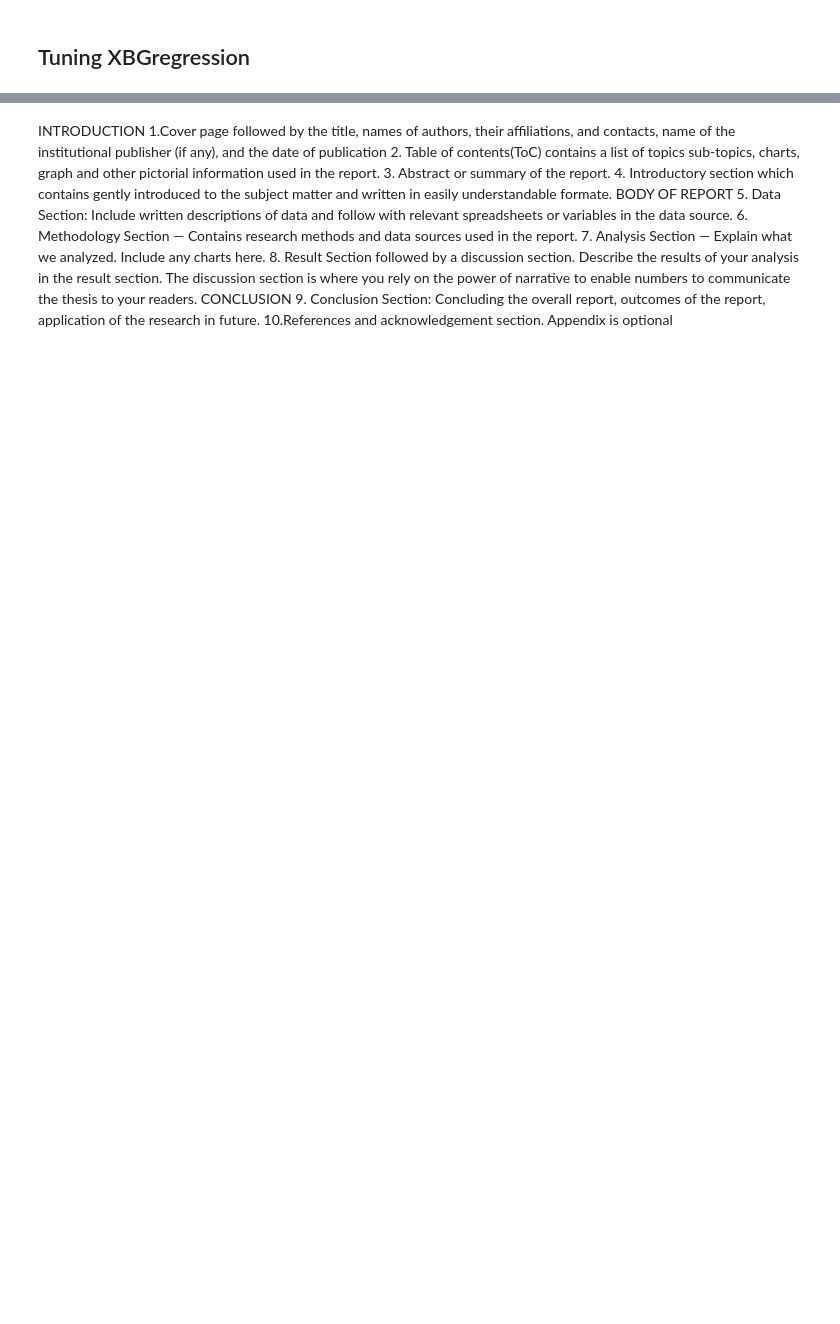
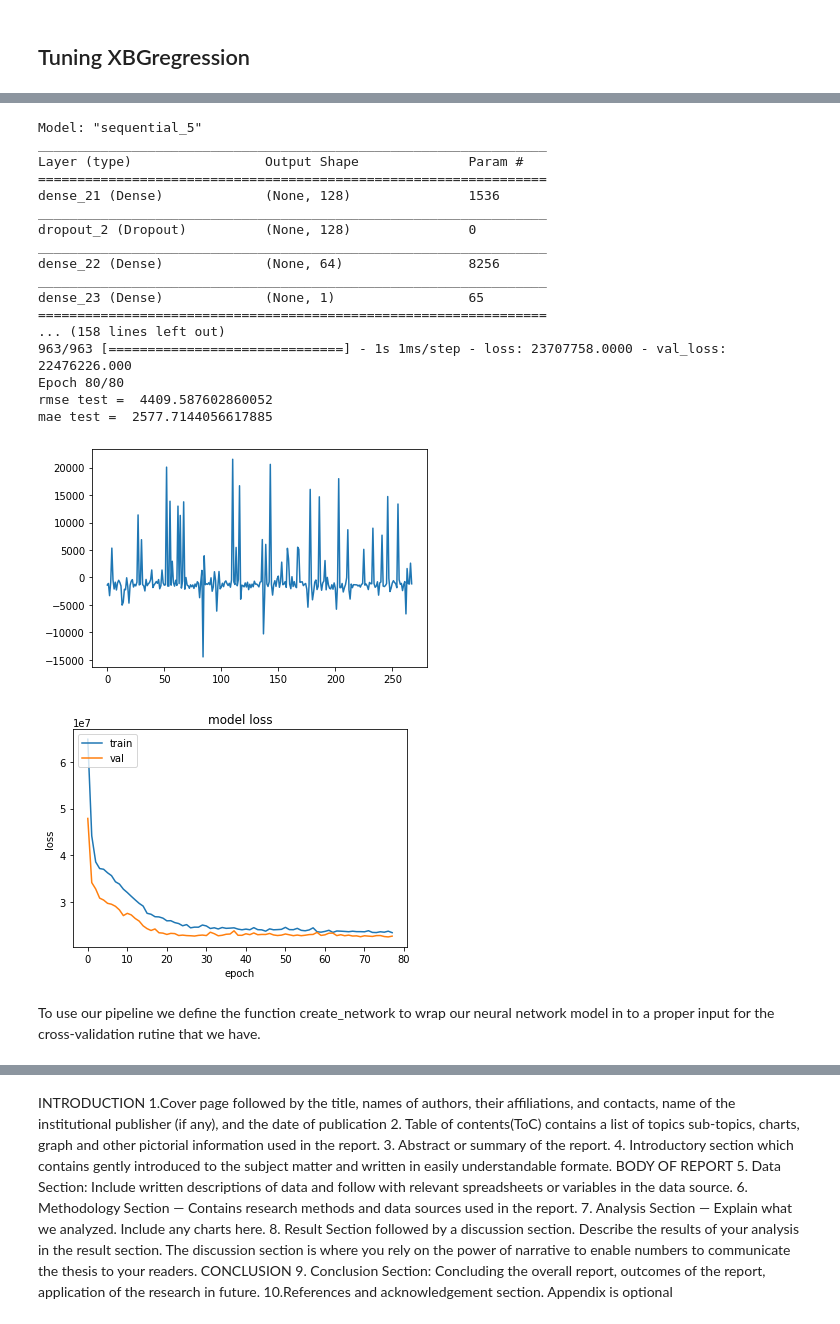
Before and after one commit to ArrigoCoen/Insurance_expenses_prediction, a Jupyter notebook: medical-cost-personal-datasets.ipynb, the cells around one changed output, grey strips where cells are left out. Drawn from its saved outputs; the diff is of its cells as text; code cells hidden in the pictures; blank space fills up the shorter version.

```diff
--- a/medical-cost-personal-datasets.ipynb
+++ b/medical-cost-personal-datasets.ipynb
@@ -584,48 +462,68 @@ links:
 # %%
 
-# Regression Example With Boston Dataset: Standardized
-from keras.models import Sequential
-from keras.layers import Dense
-from keras.wrappers.scikit_learn import KerasRegressor
-from sklearn.model_selection import cross_val_score
-from sklearn.model_selection import KFold
-from sklearn.preprocessing import StandardScaler
-from sklearn.pipeline import Pipeline
+from keras.layers import Dropout
+column_trans_NN = make_column_transformer(
+    (OneHotEncoder(), ['sex', 'smoker', 'region']),
+    (StandardScaler(), ['age', 'bmi', 'children']),
+    remainder='passthrough')
 
-# define the model
-
-
-# model = Sequential()
-# model.add(Dense(1024, input_dim=len(ct.fit_transform(X_train)[0]), kernel_initializer='normal', activation='relu'))
-# model.add(Dense(512, kernel_initializer='normal', activation='relu'))
-# model.add(Dense(1, kernel_initializer='normal', activation='relu'))
-
-
-ct = make_pipeline(column_trans,StandardScaler())
+X_train_ct = column_trans_NN.fit_transform(X_train)
+X_test_ct = column_trans_NN.transform(X_test)
 
 model = Sequential()
-model.add(Dense(1024, input_dim=len(ct.fit_transform(X_train)[0]),  activation='relu'))
-model.add(Dense(512,  activation='relu'))
-model.add(Dense(1,  activation='relu'))
+model.add(Dense(128, input_dim=len(column_trans_NN.fit_transform(X_train)[0]),  activation='relu'))
+model.add(Dropout(0.10))
+model.add(Dense(64, activation='relu'))
+model.add(Dense(64, activation='relu'))
+model.add(Dense(1, activation='relu'))
 # Compile model
+# model.compile(loss='mean_squared_error', optimizer='adam')
 model.compile(loss='mean_squared_error', optimizer='adam')
 
+model.summary()
 # create the Pipeline
-pipe = Pipeline([('preprocessor', ct), ('model', model)])
 
 # pipe = make_pipeline(column_trans,StandardScaler(), model)
-pipe.fit(X_train, y_train, model__epochs = 10, model__validation_split = 0.1, model__batch_size=10)
-y_pred = pipe.predict(X_test)
+history = model.fit(X_train_ct, y_train, epochs = 80, validation_split = 0.1, batch_size=1, verbose = 1)
+y_pred = model.predict(X_test_ct)
+
 
 mse_test_pred = np.sqrt(mean_squared_error(y_test, y_pred))
 mae_test_pred = mean_absolute_error(y_test, y_pred)
 print("rmse test = ",mse_test_pred)
 print("mae test = ",mae_test_pred)
 plt.plot(np.array(y_test)-[i[0] for i in y_pred])
 plt.show()
 
-# RandomForestRegressor
-# mean error= 21899438.30561661 std error= 4728131.56890985
-# rmse test =  4679.683568962394
-# mae test =  2433.500512512784
+skip_to_plot = 2
+plt.plot(history.history['loss'][skip_to_plot:])
+plt.plot(history.history['val_loss'][skip_to_plot:])
+plt.title('model loss')
+plt.ylabel('loss')
+plt.xlabel('epoch')
+plt.legend(['train', 'val'], loc='upper left')
+plt.show()
+# %% [output]
+Model: "sequential_5"
+_________________________________________________________________
+Layer (type)                 Output Shape              Param #
+=================================================================
+dense_21 (Dense)             (None, 128)               1536
+_________________________________________________________________
+dropout_2 (Dropout)          (None, 128)               0
+_________________________________________________________________
+dense_22 (Dense)             (None, 64)                8256
+_________________________________________________________________
+dense_23 (Dense)             (None, 1)                 65
+=================================================================
+... (158 lines left out)
+963/963 [==============================] - 1s 1ms/step - loss: 23707758.0000 - val_loss: 22476226.000
+Epoch 80/80
+rmse test =  4409.587602860052
+mae test =  2577.7144056617885
+[figure, added]
+[figure, added]
+# %% [markdown]
+To use our pipeline we define the function create_network to wrap our neural network model in to a proper input for
+the cross-validation rutine that we have.
 # %%
```
Also changed, not shown: parts of 54 cells of this notebook.
